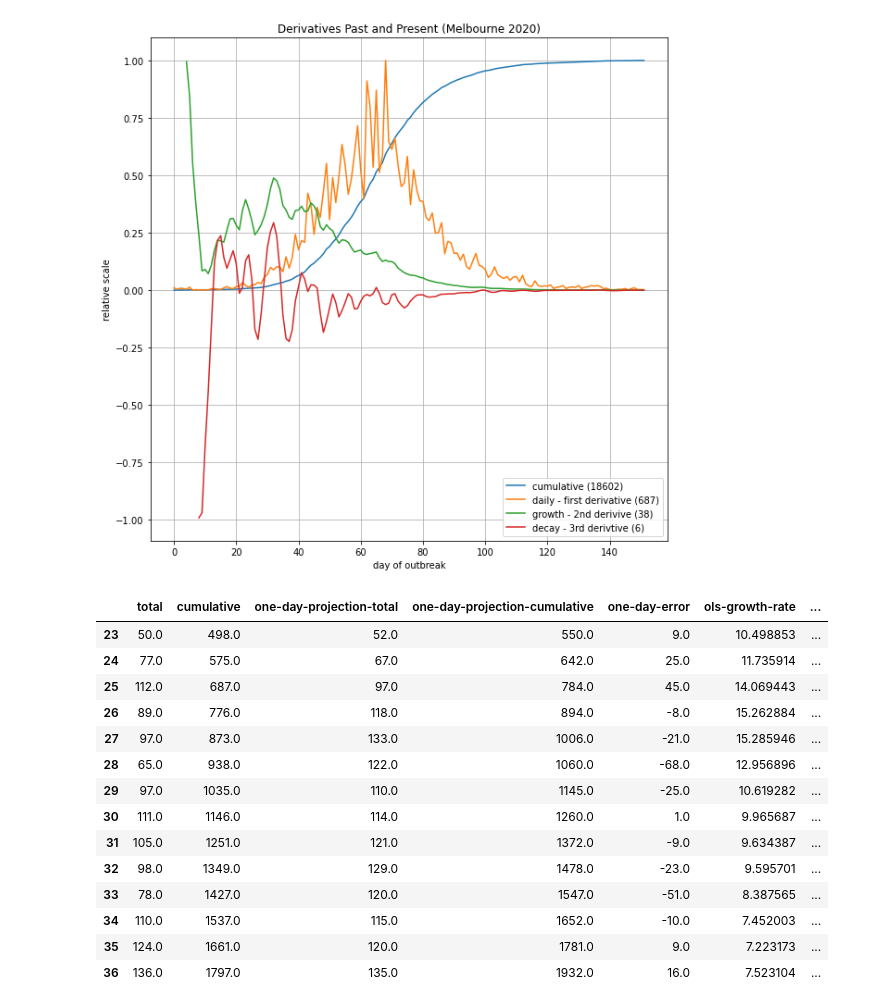
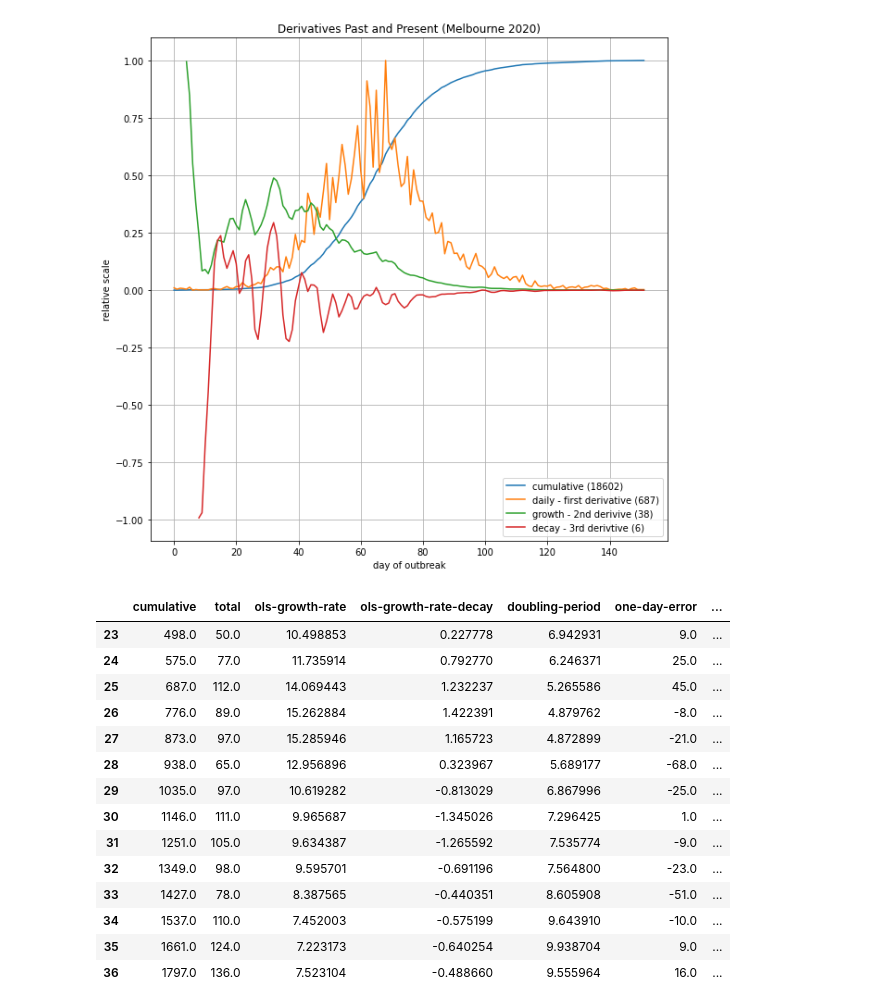
Before and after one commit to wildducktheories/delta-waratah, a Jupyter notebook: sydney-outbreaks.ipynb, the cells around one changed output. Cells and saved outputs as stored; diff of their text form; code cells hidden in the pictures.

```diff
--- a/sydney-outbreaks.ipynb
+++ b/sydney-outbreaks.ipynb
@@ -396,23 +24,23 @@ nsw_14days_df = load_data(SAMPLE_14DAYS)
 vic_df = load_vic_data(ALL_VIC_CASES)
 quarantine_df = load_quarantine(QUARANTINE)
-# %%
-join_index=nsw_df.loc[nsw_df["date"] == nsw_14days_df.head(1)['date'].values[0]].index.values[0]
-nsw_14days_df['renumber'] = range(join_index, join_index+len(nsw_14days_df))
-nsw_14days_df=nsw_14days_df.set_index('renumber', drop=True)
-nsw_df.update(nsw_14days_df, overwrite=True)
-nsw_df=calc_cumulative(nsw_df)
+# %%
+avalon = select_outbreak(nsw_df[(nsw_df['date'] >= '2020-12-17') & (nsw_df['date'] <= '2021-01-16')], generation_days=GENERATION_DAYS)
+bondi = select_outbreak(nsw_df[(nsw_df['date'] >= '2021-06-17')], generation_days=GENERATION_DAYS)
+vic_outbreak = select_outbreak(vic_df[(vic_df['date'] >= '2020-05-27') & (vic_df['date'] <= '2020-10-29')], generation_days=GENERATION_DAYS)
 # %%
-avalon = select_outbreak(nsw_df, (nsw_df['date'] >= '2020-12-17') & (nsw_df['date'] <= '2021-01-16'))
-bondi = select_outbreak(nsw_df, (nsw_df['date'] >= '2021-06-17'))
-#bondi=bondi.head(len(bondi)-1)
-vic_outbreak = select_outbreak(vic_df, (vic_df['date'] >= '2020-05-27') & (vic_df['date'] <= '2020-10-29'))
-vic_growth_params=derive_growth_params(vic_outbreak[(vic_outbreak.index >= 70) & (vic_outbreak.index < 120)])
-bondi_growth_params=derive_growth_params(bondi.tail(8))
+VIC_EXTRA_DAYS=40
+
+vic_growth_params=derive_growth_params(vic_outbreak[(vic_outbreak.index >= 70) & (vic_outbreak.index < 120)], generation_days=GENERATION_DAYS)
+bondi_growth_params=derive_growth_params(bondi.tail(8), generation_days=GENERATION_DAYS)
 N=1
-bondi_growth_params_3=derive_growth_params(bondi.tail(8+N).head(8))
+bondi_growth_params_3=derive_growth_params(bondi.tail(8+N).head(8), generation_days=GENERATION_DAYS)
+
 bondi_projection_1=select_outbreak(project_ols_growth_rate_min(bondi, 84, vic_growth_params[1]))
 bondi_projection_2=select_outbreak(project_ols_growth_rate_min(bondi, 84, bondi_growth_params[1]))
 bondi_projection_3=select_outbreak(project_ols_growth_rate_min(bondi.head(len(bondi)-N), 84+N, bondi_growth_params_3[1]))
-bondi_horizon=horizon(bondi, 7)
-bondi_horizon_old=horizon(bondi.head(len(bondi)-7),7)
-bondi_horizon_very_old=horizon(bondi.head(len(bondi)-14),7)
+
+
+vic_partial=vic_outbreak.head(len(bondi)+VIC_EXTRA_DAYS)
+vic_partial_growth_params=derive_growth_params(vic_partial)
+vic_projection=select_outbreak(project_ols_growth_rate_min(vic_partial, len(vic_outbreak)-len(bondi)-VIC_EXTRA_DAYS, vic_partial_growth_params[1]), generation_days=GENERATION_DAYS)
+len(vic_partial)
@@ -559,20 +188,29 @@ ax.figure.savefig(f'archive/{SAMPLE_DATE}/derivatives-melbourne-full.png')
 # %% [output]
 [figure]
 # %%
-bondi[["total", "cumulative", "one-day-projection-total", "one-day-projection-cumulative", "one-day-error", "ols-growth-rate", "ols-growth-rate-decay",  "doubling-period"]].tail(14)
+bondi[[
+    "cumulative",
+    "total",
+    "ols-growth-rate",
+    "ols-growth-rate-decay",
+    "doubling-period",
+    "one-day-error",
+    "one-day-projection-cumulative",
+    "one-day-projection-total",
+]].tail(14)
 # %% [output]
-|  | total | cumulative | one-day-projection-total | one-day-projection-cumulative | one-day-error | ols-growth-rate | ... |
-| 23 | 50.0 | 498.0 | 52.0 | 550.0 | 9.0 | 10.498853 | ... |
-| 24 | 77.0 | 575.0 | 67.0 | 642.0 | 25.0 | 11.735914 | ... |
-| 25 | 112.0 | 687.0 | 97.0 | 784.0 | 45.0 | 14.069443 | ... |
-| 26 | 89.0 | 776.0 | 118.0 | 894.0 | -8.0 | 15.262884 | ... |
-| 27 | 97.0 | 873.0 | 133.0 | 1006.0 | -21.0 | 15.285946 | ... |
-| 28 | 65.0 | 938.0 | 122.0 | 1060.0 | -68.0 | 12.956896 | ... |
-| 29 | 97.0 | 1035.0 | 110.0 | 1145.0 | -25.0 | 10.619282 | ... |
-| 30 | 111.0 | 1146.0 | 114.0 | 1260.0 | 1.0 | 9.965687 | ... |
-| 31 | 105.0 | 1251.0 | 121.0 | 1372.0 | -9.0 | 9.634387 | ... |
-| 32 | 98.0 | 1349.0 | 129.0 | 1478.0 | -23.0 | 9.595701 | ... |
-| 33 | 78.0 | 1427.0 | 120.0 | 1547.0 | -51.0 | 8.387565 | ... |
-| 34 | 110.0 | 1537.0 | 115.0 | 1652.0 | -10.0 | 7.452003 | ... |
-| 35 | 124.0 | 1661.0 | 120.0 | 1781.0 | 9.0 | 7.223173 | ... |
-| 36 | 136.0 | 1797.0 | 135.0 | 1932.0 | 16.0 | 7.523104 | ... |
+|  | cumulative | total | ols-growth-rate | ols-growth-rate-decay | doubling-period | one-day-error | ... |
+| 23 | 498.0 | 50.0 | 10.498853 | 0.227778 | 6.942931 | 9.0 | ... |
+| 24 | 575.0 | 77.0 | 11.735914 | 0.792770 | 6.246371 | 25.0 | ... |
+| 25 | 687.0 | 112.0 | 14.069443 | 1.232237 | 5.265586 | 45.0 | ... |
+| 26 | 776.0 | 89.0 | 15.262884 | 1.422391 | 4.879762 | -8.0 | ... |
+| 27 | 873.0 | 97.0 | 15.285946 | 1.165723 | 4.872899 | -21.0 | ... |
+| 28 | 938.0 | 65.0 | 12.956896 | 0.323967 | 5.689177 | -68.0 | ... |
+| 29 | 1035.0 | 97.0 | 10.619282 | -0.813029 | 6.867996 | -25.0 | ... |
+| 30 | 1146.0 | 111.0 | 9.965687 | -1.345026 | 7.296425 | 1.0 | ... |
+| 31 | 1251.0 | 105.0 | 9.634387 | -1.265592 | 7.535774 | -9.0 | ... |
+| 32 | 1349.0 | 98.0 | 9.595701 | -0.691196 | 7.564800 | -23.0 | ... |
+| 33 | 1427.0 | 78.0 | 8.387565 | -0.440351 | 8.605908 | -51.0 | ... |
+| 34 | 1537.0 | 110.0 | 7.452003 | -0.575199 | 9.643910 | -10.0 | ... |
+| 35 | 1661.0 | 124.0 | 7.223173 | -0.640254 | 9.938704 | 9.0 | ... |
+| 36 | 1797.0 | 136.0 | 7.523104 | -0.488660 | 9.555964 | 16.0 | ... |
```
Also changed, not shown: parts of 12 cells of this notebook, 5 other files.
